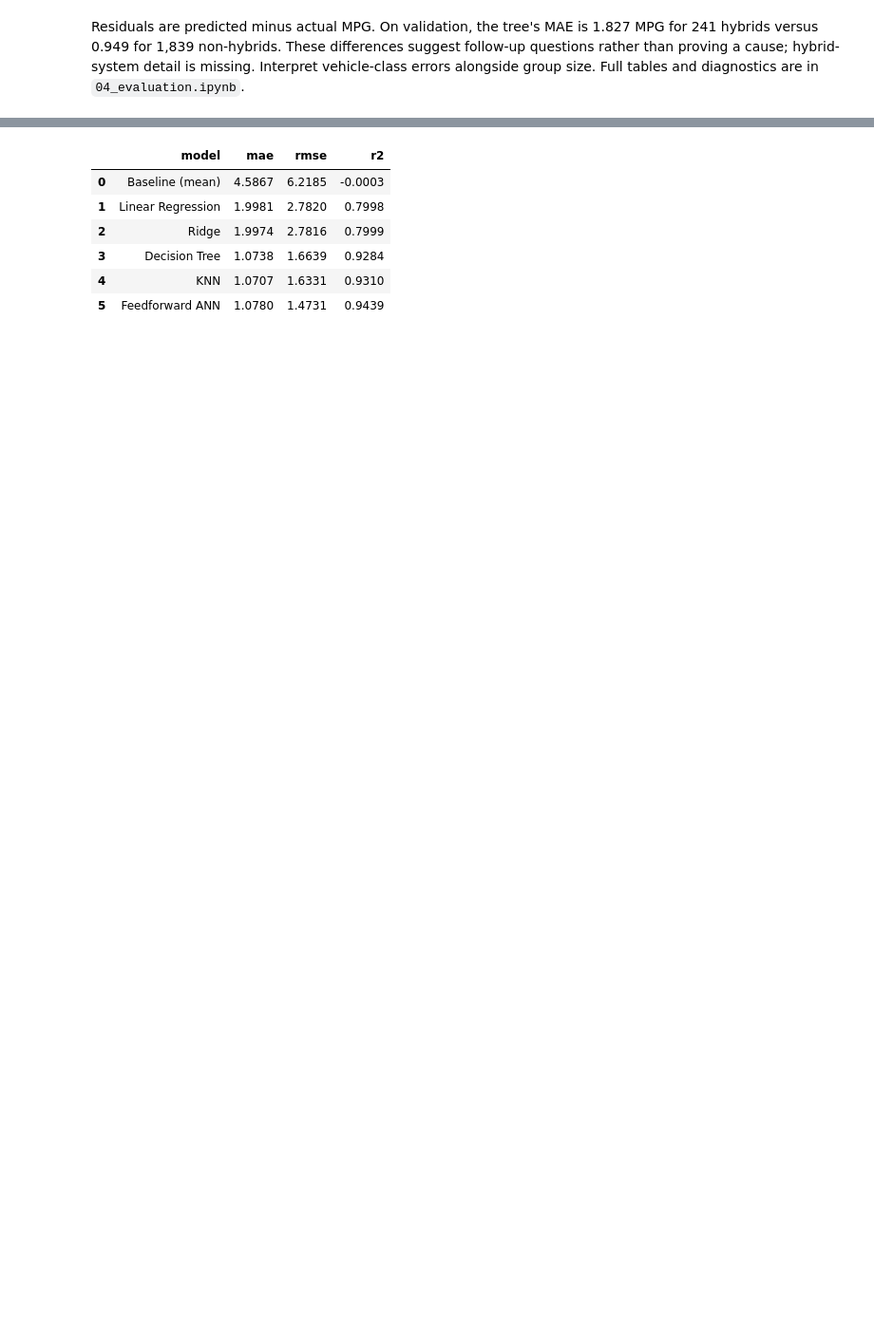
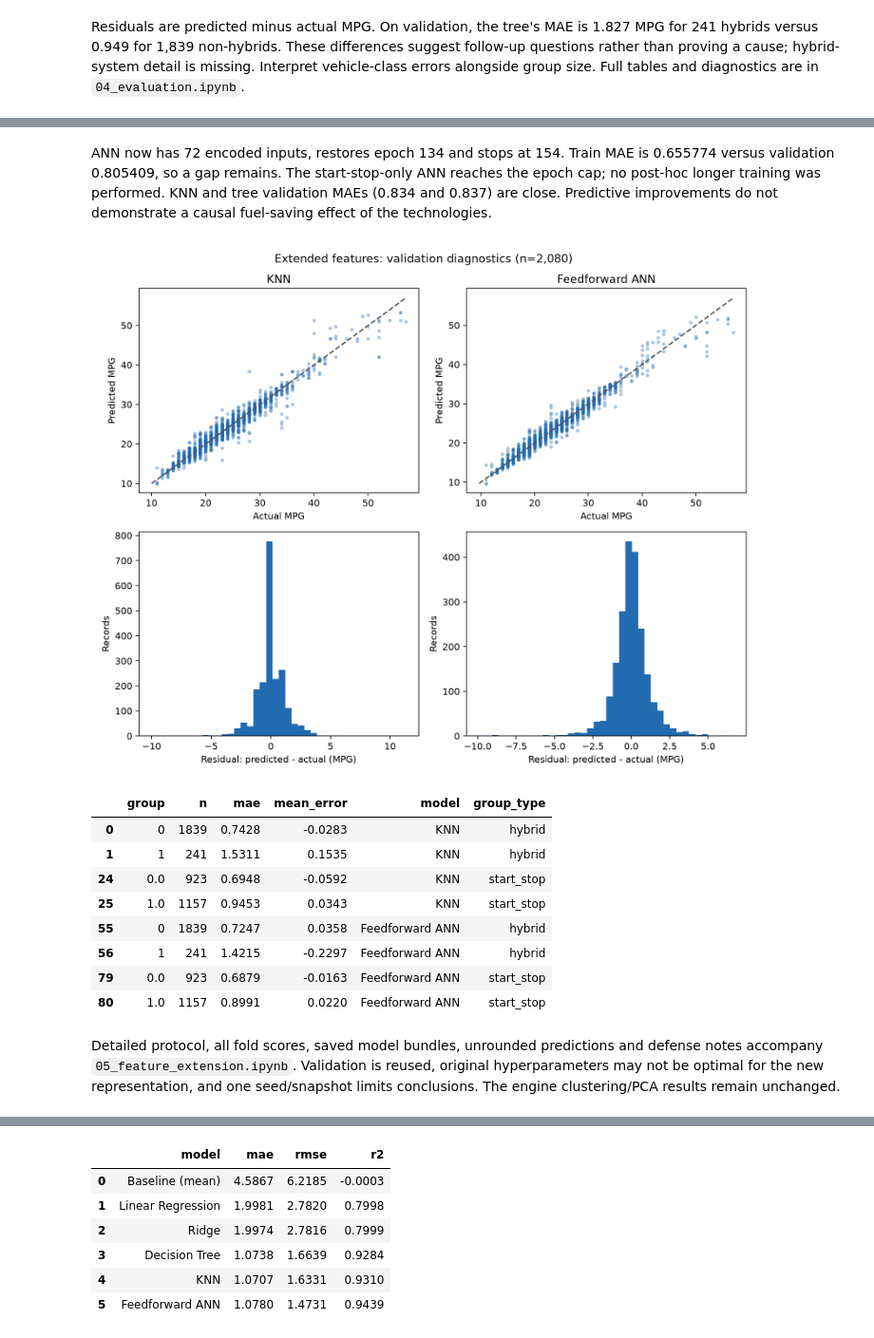
Before and after one commit to btwamibatman/vehicle-fuel-efficiency-ml, a Jupyter notebook: notebooks/endterm/project.ipynb, the cells around one changed output, grey strips where cells are left out. Shown at 95% size. Drawn from its saved outputs; the diff is of its cells as text; code cells hidden in the pictures; blank space fills up the shorter version.

```diff
--- a/notebooks/endterm/project.ipynb
+++ b/notebooks/endterm/project.ipynb
@@ -219 +264,20 @@ Residuals are predicted minus actual MPG. On validation, the tree's MAE is 1.827
+# %% [markdown]
+ANN now has 72 encoded inputs, restores epoch 134 and stops at 154. Train MAE is 0.655774 versus validation 0.805409, so a gap remains. The start-stop-only ANN reaches the epoch cap; no post-hoc longer training was performed. KNN and tree validation MAEs (0.834 and 0.837) are close. Predictive improvements do not demonstrate a causal fuel-saving effect of the technologies.
+# %%
+display(Image(filename=str(EXTENSION_FIGURES / 'evaluation_validation.png')))
+extended_errors = pd.read_csv(EXTENSION_RESULTS / 'error_by_group_validation.csv')
+display(extended_errors[extended_errors.group_type.isin(['hybrid', 'start_stop'])].round(4))
+# %% [output]
+[figure, added]
+|  | group | n | mae | mean_error | model | group_type |
+| 0 | 0 | 1839 | 0.7428 | -0.0283 | KNN | hybrid |
+| 1 | 1 | 241 | 1.5311 | 0.1535 | KNN | hybrid |
+| 24 | 0.0 | 923 | 0.6948 | -0.0592 | KNN | start_stop |
+| 25 | 1.0 | 1157 | 0.9453 | 0.0343 | KNN | start_stop |
+| 55 | 0 | 1839 | 0.7247 | 0.0358 | Feedforward ANN | hybrid |
+| 56 | 1 | 241 | 1.4215 | -0.2297 | Feedforward ANN | hybrid |
+| 79 | 0.0 | 923 | 0.6879 | -0.0163 | Feedforward ANN | start_stop |
+| 80 | 1.0 | 1157 | 0.8991 | 0.0220 | Feedforward ANN | start_stop |
+# %% [markdown]
+Detailed protocol, all fold scores, saved model bundles, unrounded predictions and defense notes accompany `05_feature_extension.ipynb`. Validation is reused, original hyperparameters may not be optimal for the new representation, and one seed/snapshot limits conclusions. The engine clustering/PCA results remain unchanged.
 # %% [markdown]
```
Also changed, not shown: parts of 10 cells of this notebook, 38 other files.
